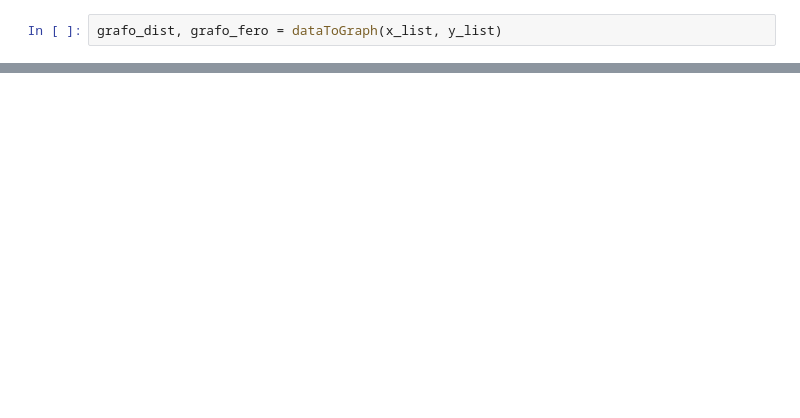
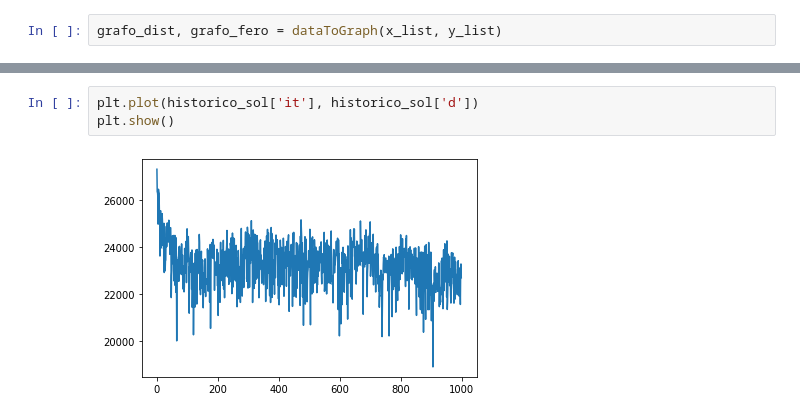
Before and after one commit to Giovannacm/nature-inspired-computing, a Jupyter notebook: ACO.ipynb, the cells around one changed output, grey strips where cells are left out. Saved outputs shown, nothing was run; the diff lists cells and outputs as text; blank space fills up the shorter version.

```diff
--- a/ACO.ipynb
+++ b/ACO.ipynb
@@ -336,0 +359,5 @@ plt.show()
+# %%
+plt.plot(historico_sol['it'], historico_sol['d'])
+plt.show()
+# %% [output]
+[figure, added]
```
Also changed, not shown: parts of 16 cells of this notebook.
